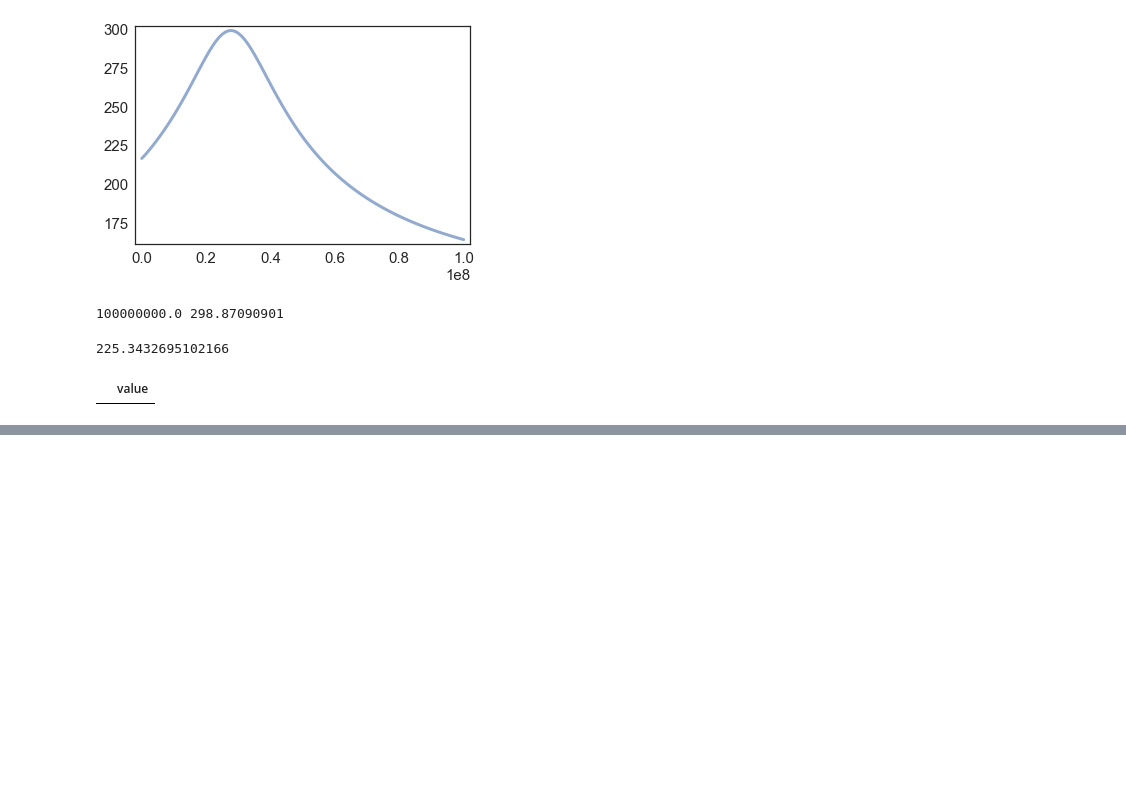
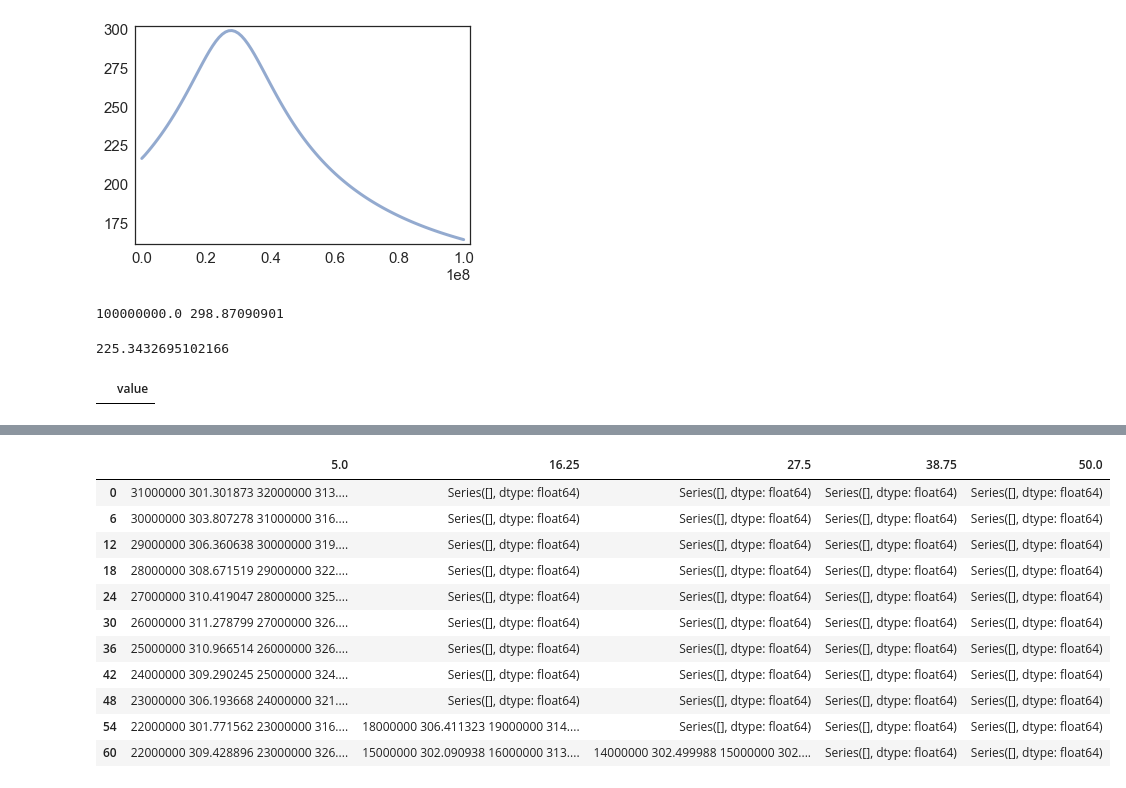
Before and after one commit to hadleigh-000/Space_Toast_ModSim, a Jupyter notebook: proj3_semi_working.ipynb, the cells around one changed output, grey strips where cells are left out. Saved outputs shown, nothing was run; the diff lists cells and outputs as text; code cells hidden in the pictures; blank space fills up the shorter version.

```diff
--- a/proj3_semi_working.ipynb
+++ b/proj3_semi_working.ipynb
@@ -227,0 +235,27 @@ angle_sweep(angles, condition)
+# %%
+velocity_range= linrange(5, 50, 11)
+
+def all_sweep(velocity_range, condition):
+    final= SweepFrame()
+    for v in velocity_range:
+        condition.set(velocity= v)
+        final[v]= angle_sweep(angles, condition)
+    return final
+
+
+yikes= all_sweep(velocity_range, condition)
+
+yikes
+# %% [output]
+|  | 5.0 | 16.25 | 27.5 | 38.75 | 50.0 |
+| 0 | 31000000 301.301873 32000000 313.... | Series([], dtype: float64) | Series([], dtype: float64) | Series([], dtype: float64) | Series([], dtype: float64) |
+| 6 | 30000000 303.807278 31000000 316.... | Series([], dtype: float64) | Series([], dtype: float64) | Series([], dtype: float64) | Series([], dtype: float64) |
+| 12 | 29000000 306.360638 30000000 319.... | Series([], dtype: float64) | Series([], dtype: float64) | Series([], dtype: float64) | Series([], dtype: float64) |
+| 18 | 28000000 308.671519 29000000 322.... | Series([], dtype: float64) | Series([], dtype: float64) | Series([], dtype: float64) | Series([], dtype: float64) |
+| 24 | 27000000 310.419047 28000000 325.... | Series([], dtype: float64) | Series([], dtype: float64) | Series([], dtype: float64) | Series([], dtype: float64) |
+| 30 | 26000000 311.278799 27000000 326.... | Series([], dtype: float64) | Series([], dtype: float64) | Series([], dtype: float64) | Series([], dtype: float64) |
+| 36 | 25000000 310.966514 26000000 326.... | Series([], dtype: float64) | Series([], dtype: float64) | Series([], dtype: float64) | Series([], dtype: float64) |
+| 42 | 24000000 309.290245 25000000 324.... | Series([], dtype: float64) | Series([], dtype: float64) | Series([], dtype: float64) | Series([], dtype: float64) |
+| 48 | 23000000 306.193668 24000000 321.... | Series([], dtype: float64) | Series([], dtype: float64) | Series([], dtype: float64) | Series([], dtype: float64) |
+| 54 | 22000000 301.771562 23000000 316.... | 18000000 306.411323 19000000 314.... | Series([], dtype: float64) | Series([], dtype: float64) | Series([], dtype: float64) |
+| 60 | 22000000 309.428896 23000000 326.... | 15000000 302.090938 16000000 313.... | 14000000 302.499988 15000000 302.... | Series([], dtype: float64) | Series([], dtype: float64) |
```
Also changed, not shown: parts of 1 cell of this notebook.
